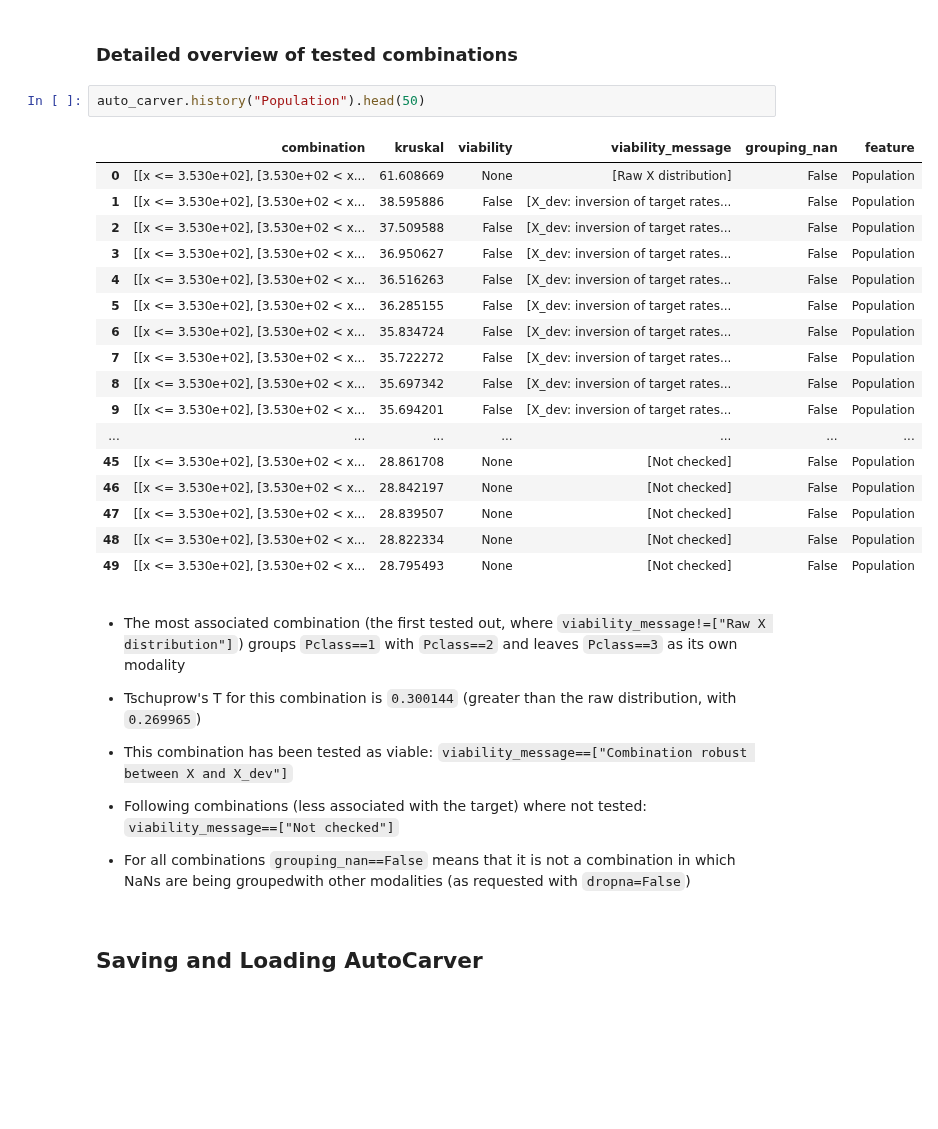
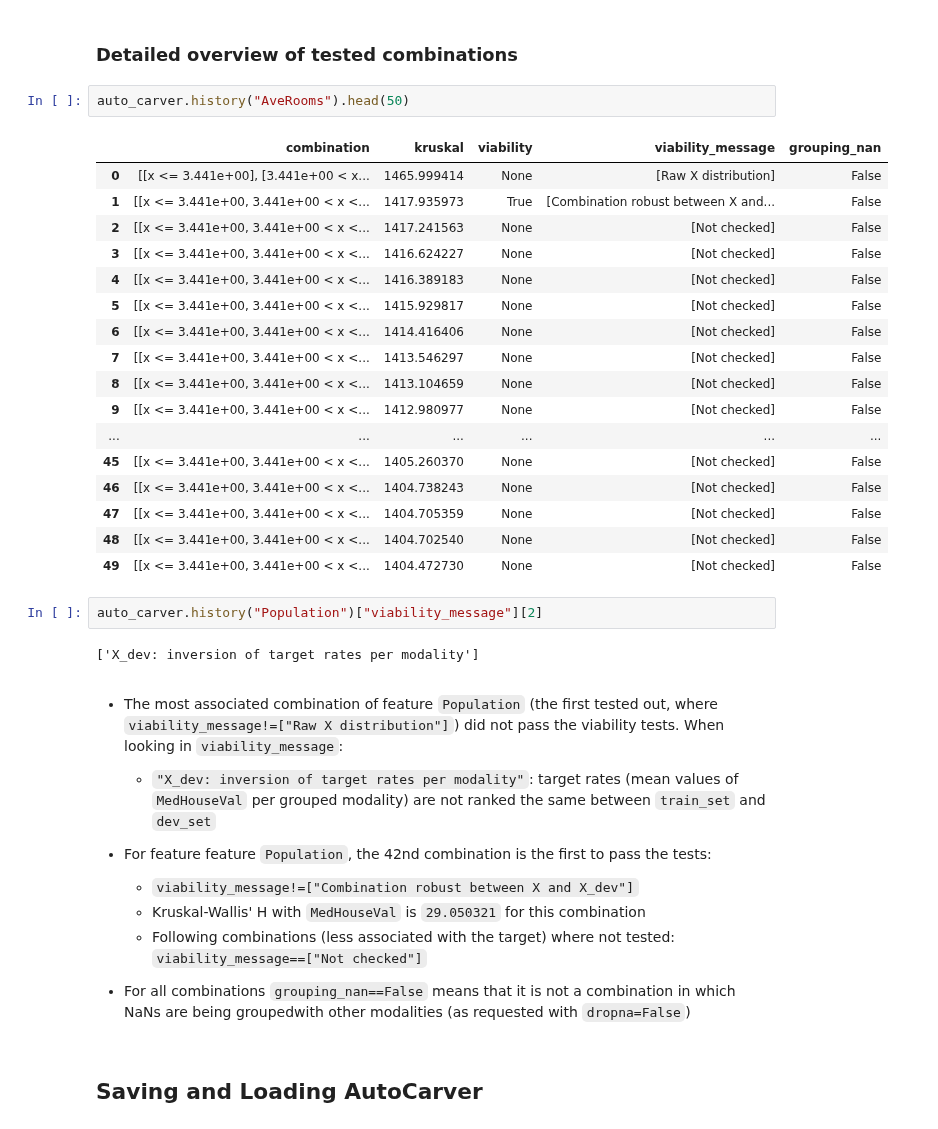
Before and after one commit to mdefrance/AutoCarver, a Jupyter notebook: docs/source/examples/ContinuousRegression/continuous_regression_example.ipynb, the cells around one changed output. Drawn from its saved outputs; the diff is of its cells as text; blank space fills up the shorter version.

```diff
--- a/docs/source/examples/ContinuousRegression/continuous_regression_example.ipynb
+++ b/docs/source/examples/ContinuousRegression/continuous_regression_example.ipynb
@@ -317,33 +303,37 @@ auto_carver.summary()
 # %% [markdown]
 ### Detailed overview of tested combinations
 # %%
-auto_carver.history("Population").head(50)
+auto_carver.history("AveRooms").head(50)
 # %% [output]
-|  | combination | kruskal | viability | viability_message | grouping_nan | feature |
-| 0 | [[x <= 3.530e+02], [3.530e+02 < x... | 61.608669 | None | [Raw X distribution] | False | Population |
-| 1 | [[x <= 3.530e+02], [3.530e+02 < x... | 38.595886 | False | [X_dev: inversion of target rates... | False | Population |
-| 2 | [[x <= 3.530e+02], [3.530e+02 < x... | 37.509588 | False | [X_dev: inversion of target rates... | False | Population |
-| 3 | [[x <= 3.530e+02], [3.530e+02 < x... | 36.950627 | False | [X_dev: inversion of target rates... | False | Population |
-| 4 | [[x <= 3.530e+02], [3.530e+02 < x... | 36.516263 | False | [X_dev: inversion of target rates... | False | Population |
-| 5 | [[x <= 3.530e+02], [3.530e+02 < x... | 36.285155 | False | [X_dev: inversion of target rates... | False | Population |
-| 6 | [[x <= 3.530e+02], [3.530e+02 < x... | 35.834724 | False | [X_dev: inversion of target rates... | False | Population |
-| 7 | [[x <= 3.530e+02], [3.530e+02 < x... | 35.722272 | False | [X_dev: inversion of target rates... | False | Population |
-| 8 | [[x <= 3.530e+02], [3.530e+02 < x... | 35.697342 | False | [X_dev: inversion of target rates... | False | Population |
-| 9 | [[x <= 3.530e+02], [3.530e+02 < x... | 35.694201 | False | [X_dev: inversion of target rates... | False | Population |
-| ... | ... | ... | ... | ... | ... | ... |
-| 45 | [[x <= 3.530e+02], [3.530e+02 < x... | 28.861708 | None | [Not checked] | False | Population |
-| 46 | [[x <= 3.530e+02], [3.530e+02 < x... | 28.842197 | None | [Not checked] | False | Population |
-| 47 | [[x <= 3.530e+02], [3.530e+02 < x... | 28.839507 | None | [Not checked] | False | Population |
-| 48 | [[x <= 3.530e+02], [3.530e+02 < x... | 28.822334 | None | [Not checked] | False | Population |
-| 49 | [[x <= 3.530e+02], [3.530e+02 < x... | 28.795493 | None | [Not checked] | False | Population |
+|  | combination | kruskal | viability | viability_message | grouping_nan |
+| 0 | [[x <= 3.441e+00], [3.441e+00 < x... | 1465.999414 | None | [Raw X distribution] | False |
+| 1 | [[x <= 3.441e+00, 3.441e+00 < x <... | 1417.935973 | True | [Combination robust between X and... | False |
+| 2 | [[x <= 3.441e+00, 3.441e+00 < x <... | 1417.241563 | None | [Not checked] | False |
+| 3 | [[x <= 3.441e+00, 3.441e+00 < x <... | 1416.624227 | None | [Not checked] | False |
+| 4 | [[x <= 3.441e+00, 3.441e+00 < x <... | 1416.389183 | None | [Not checked] | False |
+| 5 | [[x <= 3.441e+00, 3.441e+00 < x <... | 1415.929817 | None | [Not checked] | False |
+| 6 | [[x <= 3.441e+00, 3.441e+00 < x <... | 1414.416406 | None | [Not checked] | False |
+| 7 | [[x <= 3.441e+00, 3.441e+00 < x <... | 1413.546297 | None | [Not checked] | False |
+| 8 | [[x <= 3.441e+00, 3.441e+00 < x <... | 1413.104659 | None | [Not checked] | False |
+| 9 | [[x <= 3.441e+00, 3.441e+00 < x <... | 1412.980977 | None | [Not checked] | False |
+| ... | ... | ... | ... | ... | ... |
+| 45 | [[x <= 3.441e+00, 3.441e+00 < x <... | 1405.260370 | None | [Not checked] | False |
+| 46 | [[x <= 3.441e+00, 3.441e+00 < x <... | 1404.738243 | None | [Not checked] | False |
+| 47 | [[x <= 3.441e+00, 3.441e+00 < x <... | 1404.705359 | None | [Not checked] | False |
+| 48 | [[x <= 3.441e+00, 3.441e+00 < x <... | 1404.702540 | None | [Not checked] | False |
+| 49 | [[x <= 3.441e+00, 3.441e+00 < x <... | 1404.472730 | None | [Not checked] | False |
+# %%
+auto_carver.history("Population")["viability_message"][2]
+# %% [output]
+['X_dev: inversion of target rates per modality']
 # %% [markdown]
-* The most associated combination (the first tested out, where ``viability_message!=["Raw X distribution"]``) groups ``Pclass==1`` with ``Pclass==2`` and leaves ``Pclass==3`` as its own modality
+* The most associated combination of feature ``Population`` (the first tested out, where ``viability_message!=["Raw X distribution"]``) did not pass the viability tests. When looking in ``viability_message``:
+    * ``"X_dev: inversion of target rates per modality"``: target rates (mean values of ``MedHouseVal`` per grouped modality) are not ranked the same between ``train_set`` and ``dev_set``
 
-* Tschuprow's T for this combination is ``0.300144`` (greater than the raw distribution, with ``0.269965``)
-
-* This combination has been tested as viable: ``viability_message==["Combination robust between X and X_dev"]``
-
-* Following combinations (less associated with the target) where not tested: ``viability_message==["Not checked"]``
+* For feature feature ``Population``, the 42nd combination is the first to pass the tests:
+    - ``viability_message!=["Combination robust between X and X_dev"]``
+    - Kruskal-Wallis' H with ``MedHouseVal`` is ``29.050321`` for this combination
+    - Following combinations (less associated with the target) where not tested: ``viability_message==["Not checked"]``
 
 * For all combinations ``grouping_nan==False`` means that it is not a combination in which NaNs are being groupedwith other modalities (as requested with ``dropna=False``)
 # %% [markdown]
```
Also changed, not shown: parts of 14 cells of this notebook, 2 other files.
